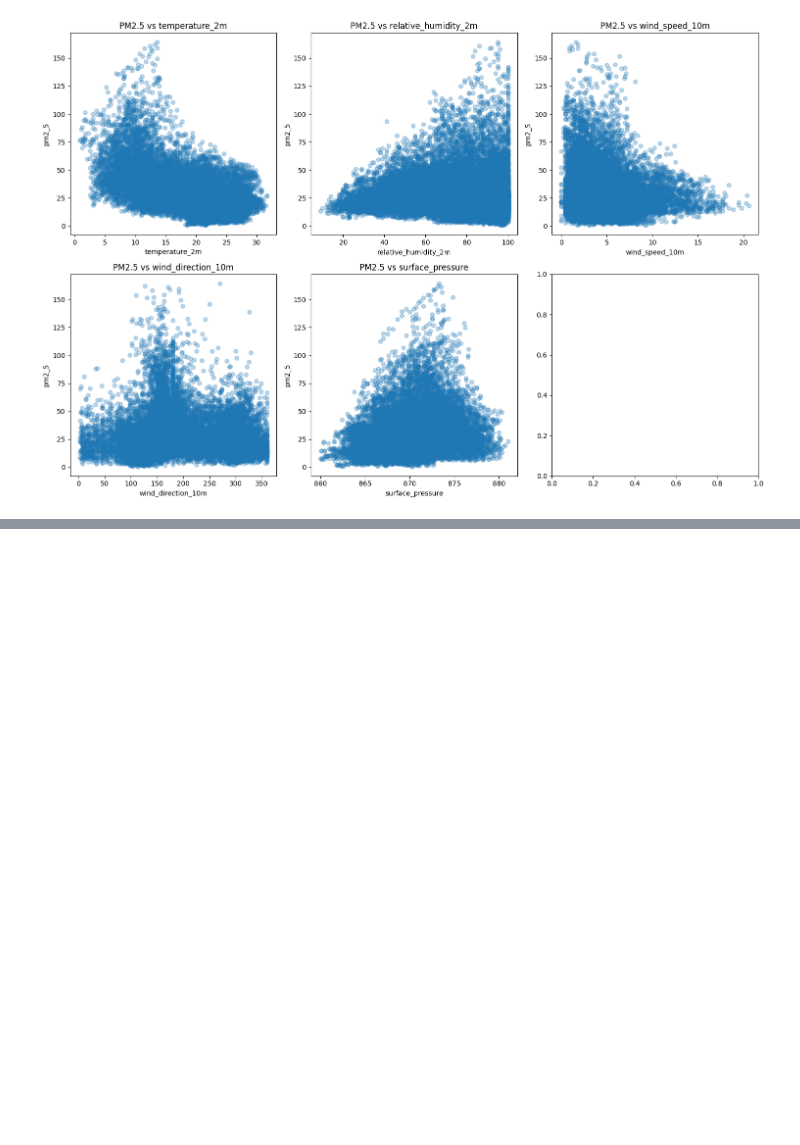
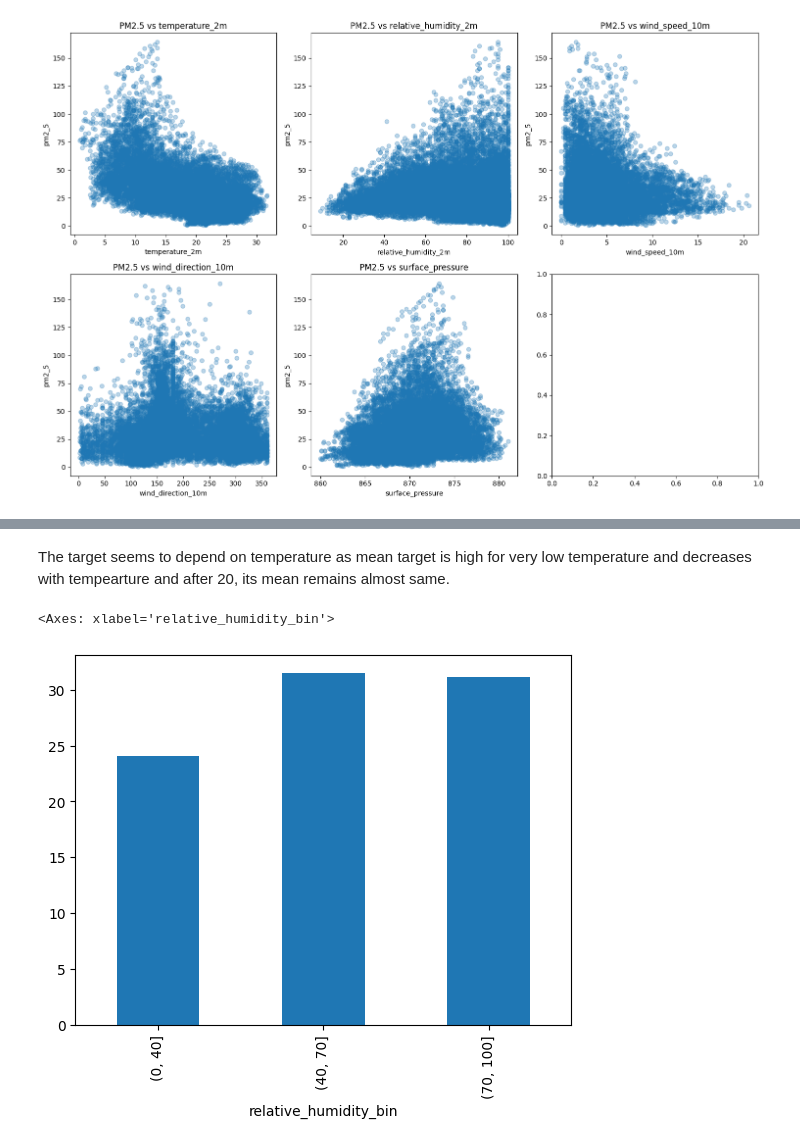
Before and after one commit to adarsha-7/pm25-forecasting, a Jupyter notebook: notebooks/eda/meterological_analysis.ipynb, the cells around one changed output, grey strips where cells are left out. Saved outputs shown, nothing was run; the diff lists cells and outputs as text; code cells hidden in the pictures; blank space fills up the shorter version.

```diff
--- a/notebooks/eda/meterological_analysis.ipynb
+++ b/notebooks/eda/meterological_analysis.ipynb
@@ -57,0 +63,11 @@ data.groupby("humidity_bin")["pm2_5"].mean().plot(kind="bar")
+# %% [markdown]
+The target seems to depend on temperature as mean target is high for very low temperature and decreases with tempearture and after 20, its mean remains almost same.
+# %%
+data["relative_humidity_bin"] = pd.cut(
+    data["relative_humidity_2m"],
+    bins=[0, 40, 70, 100],
+)
+data.groupby("relative_humidity_bin")["pm2_5"].mean().plot(kind="bar")
+# %% [output]
+<Axes: xlabel='relative_humidity_bin'>
+[figure, added]
```
Also changed, not shown: parts of 4 cells of this notebook.
